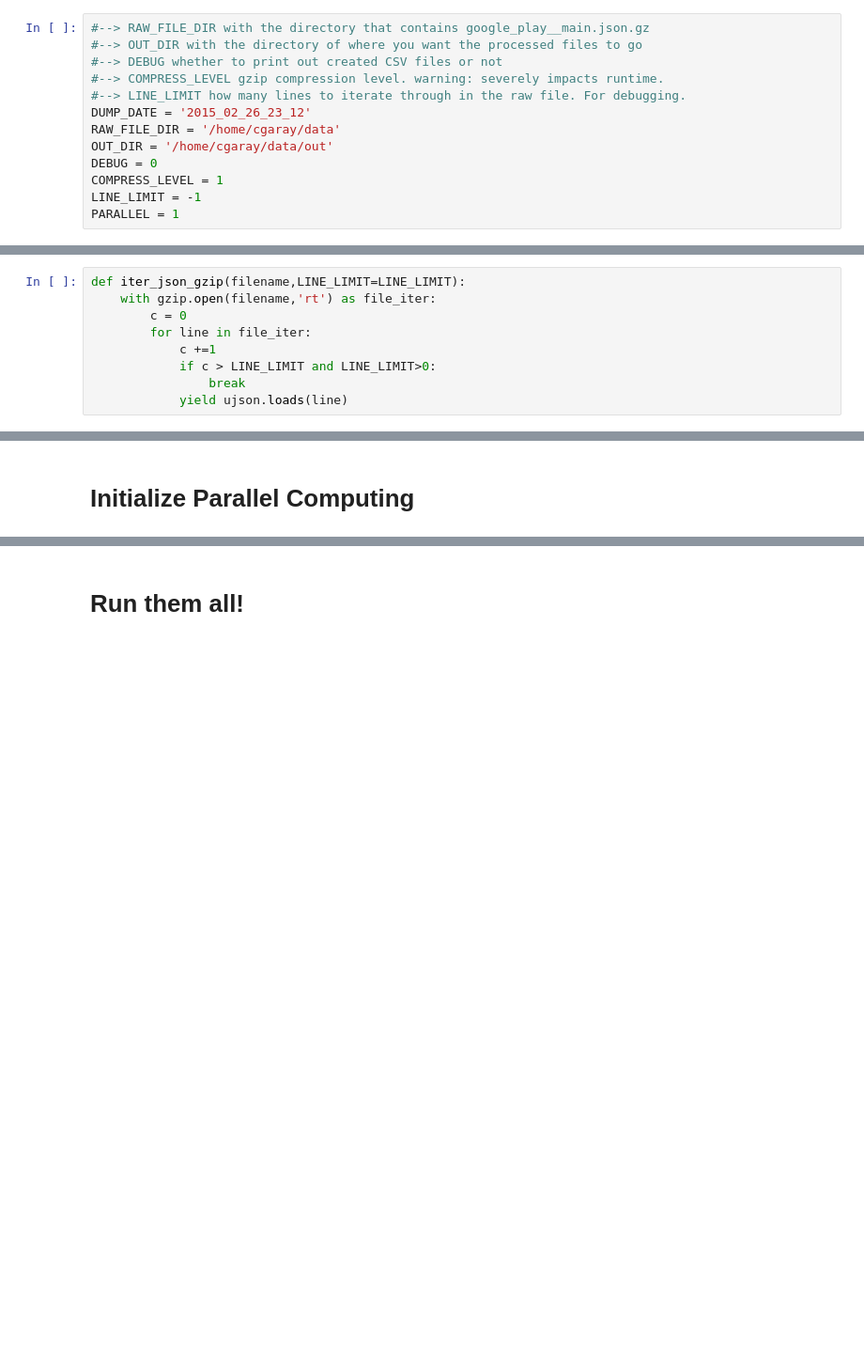
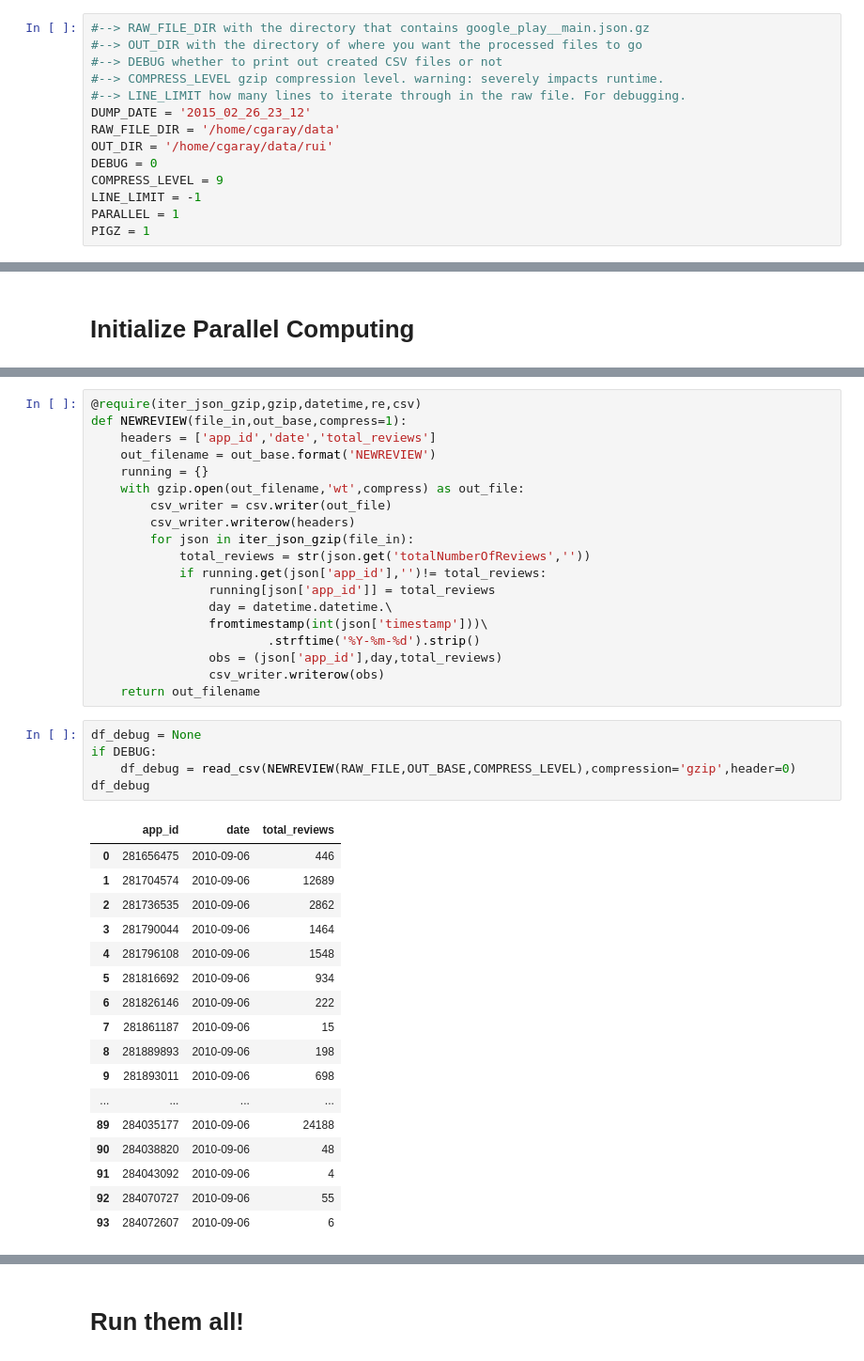
Before and after one commit to kushagrasharma/data_requests, a Jupyter notebook: main/Apple Data Request.ipynb, the cells around one changed output, grey strips where cells are left out. Shown at 94% size. Drawn from its saved outputs; the diff is of its cells as text; blank space fills up the shorter version.

Commit message:
updated Apple Data Request with Rui's Code

```diff
--- a/main/Apple Data Request.ipynb
+++ b/main/Apple Data Request.ipynb
@@ -53,21 +52,13 @@ import csv
 #--> LINE_LIMIT how many lines to iterate through in the raw file. For debugging.
 DUMP_DATE = '2015_02_26_23_12'
 RAW_FILE_DIR = '/home/cgaray/data'
-OUT_DIR = '/home/cgaray/data/out'
+OUT_DIR = '/home/cgaray/data/rui'
 DEBUG = 0
-COMPRESS_LEVEL = 1
+COMPRESS_LEVEL = 9
 LINE_LIMIT = -1
 PARALLEL = 1
+PIGZ = 1
 # %%
 # Don't change these!
 RAW_FILE = '{}/apple_ios__main.json.gz'.format(RAW_FILE_DIR)
 OUT_BASE = OUT_DIR+'/{}__apple_ios__main__'+DUMP_DATE+'.csv.gz'
-# %%
-def iter_json_gzip(filename,LINE_LIMIT=LINE_LIMIT):
-    with gzip.open(filename,'rt') as file_iter:
-        c = 0
-        for line in file_iter:
-            c +=1
-            if c > LINE_LIMIT and LINE_LIMIT>0:
-                break
-            yield ujson.loads(line)
@@ -422,0 +551,42 @@ NEWSIZE
+# %%
+@require(iter_json_gzip,gzip,datetime,re,csv)
+def NEWREVIEW(file_in,out_base,compress=1):
+    headers = ['app_id','date','total_reviews']
+    out_filename = out_base.format('NEWREVIEW')
+    running = {}
+    with gzip.open(out_filename,'wt',compress) as out_file:
+        csv_writer = csv.writer(out_file)
+        csv_writer.writerow(headers)
+        for json in iter_json_gzip(file_in):
+            total_reviews = str(json.get('totalNumberOfReviews',''))
+            if running.get(json['app_id'],'')!= total_reviews:
+                running[json['app_id']] = total_reviews
+                day = datetime.datetime.\
+                fromtimestamp(int(json['timestamp']))\
+                        .strftime('%Y-%m-%d').strip()
+                obs = (json['app_id'],day,total_reviews)
+                csv_writer.writerow(obs)
+    return out_filename
+# %%
+df_debug = None
+if DEBUG:
+    df_debug = read_csv(NEWREVIEW(RAW_FILE,OUT_BASE,COMPRESS_LEVEL),compression='gzip',header=0)
+df_debug
+# %% [output]
+|  | app_id | date | total_reviews |
+| 0 | 281656475 | 2010-09-06 | 446 |
+| 1 | 281704574 | 2010-09-06 | 12689 |
+| 2 | 281736535 | 2010-09-06 | 2862 |
+| 3 | 281790044 | 2010-09-06 | 1464 |
+| 4 | 281796108 | 2010-09-06 | 1548 |
+| 5 | 281816692 | 2010-09-06 | 934 |
+| 6 | 281826146 | 2010-09-06 | 222 |
+| 7 | 281861187 | 2010-09-06 | 15 |
+| 8 | 281889893 | 2010-09-06 | 198 |
+| 9 | 281893011 | 2010-09-06 | 698 |
+| ... | ... | ... | ... |
+| 89 | 284035177 | 2010-09-06 | 24188 |
+| 90 | 284038820 | 2010-09-06 | 48 |
+| 91 | 284043092 | 2010-09-06 | 4 |
+| 92 | 284070727 | 2010-09-06 | 55 |
+| 93 | 284072607 | 2010-09-06 | 6 |
```
Also changed, not shown: parts of 61 cells of this notebook, 1 other file.
